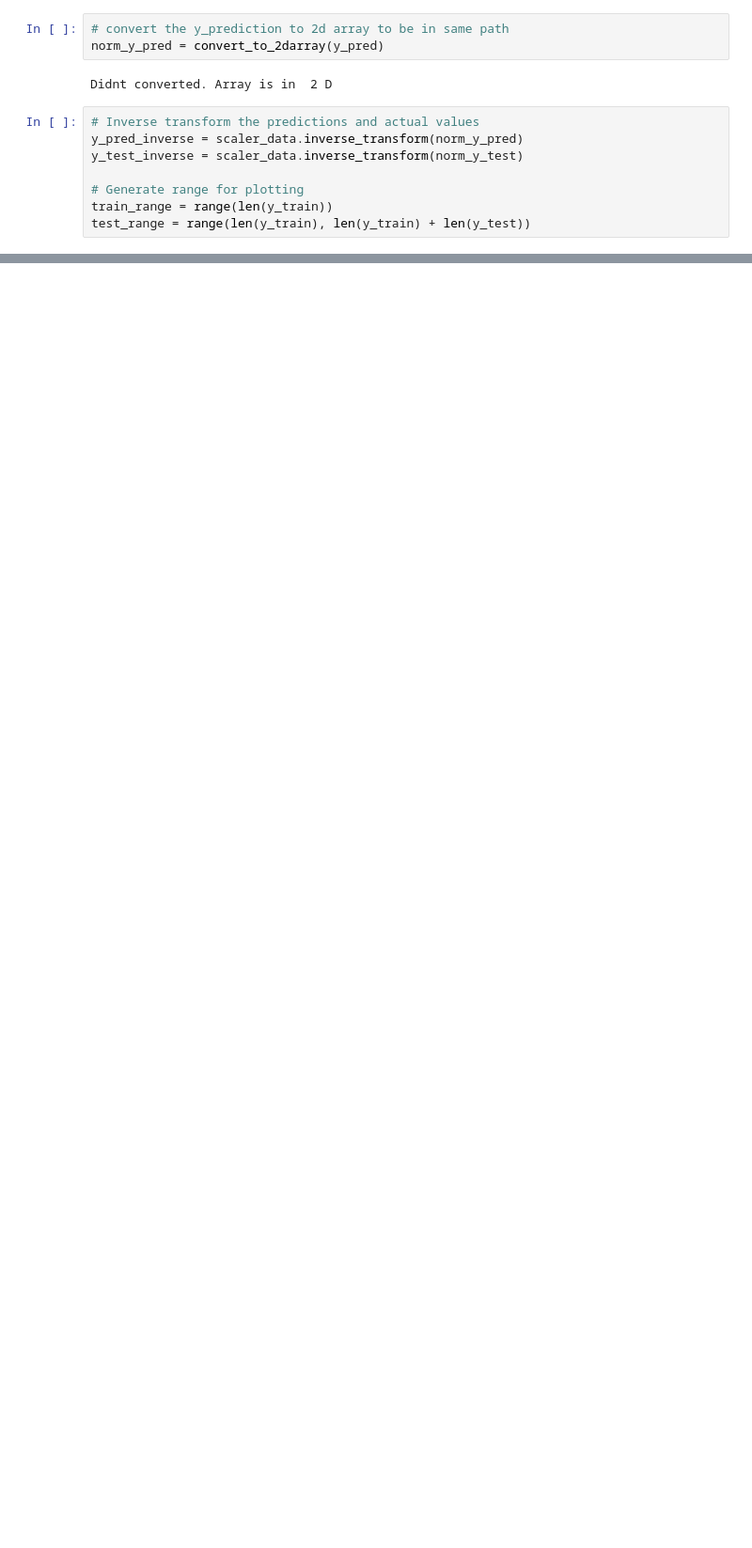
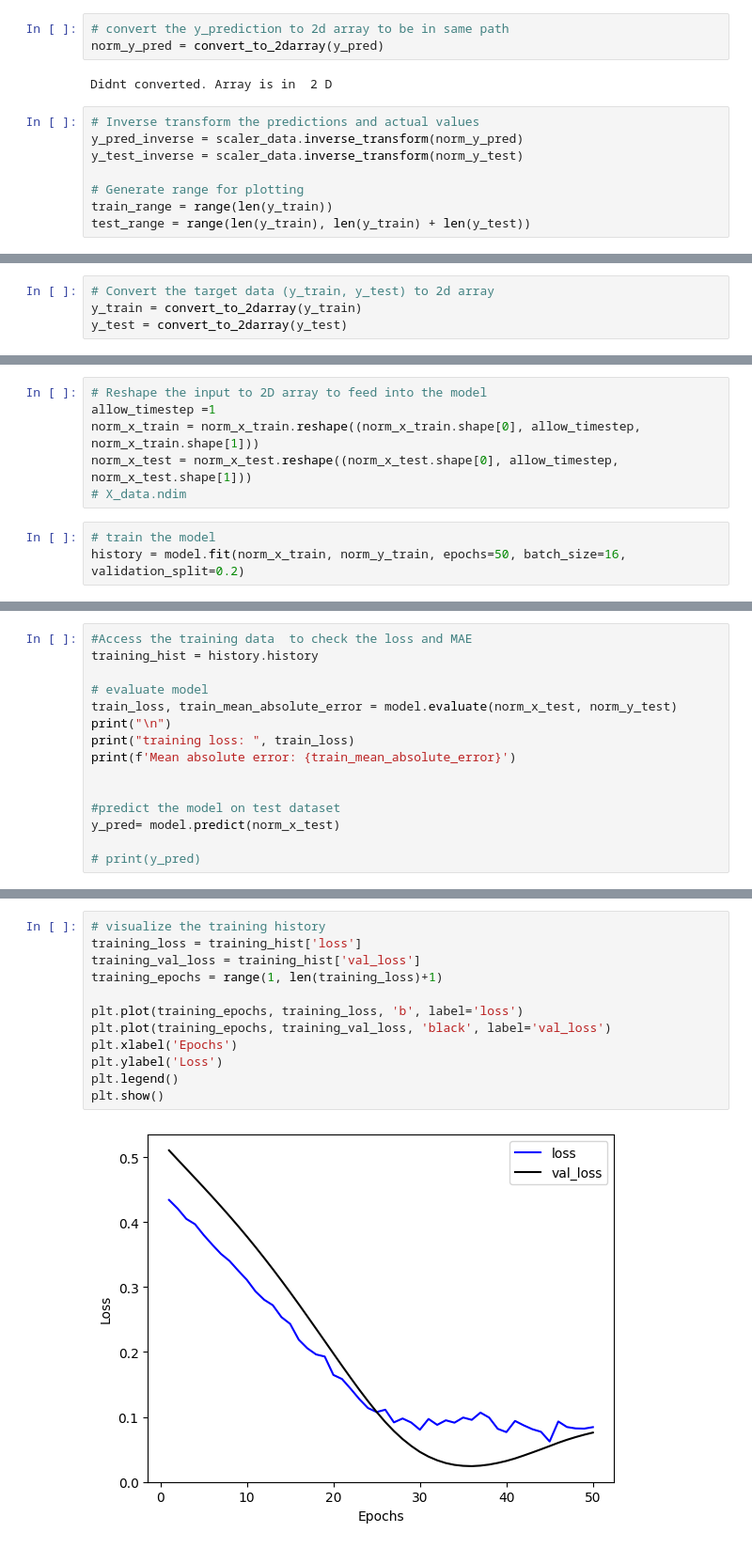
Before and after one commit to RaghavendhraRao/stock_market_prediction_ISE_DSFP, a Jupyter notebook: ds_final_proj_stock_market_colab.ipynb, the cells around one changed output, grey strips where cells are left out. Shown at 94% size. Drawn from its saved outputs; the diff is of its cells as text; blank space fills up the shorter version.

```diff
--- a/ds_final_proj_stock_market_colab.ipynb
+++ b/ds_final_proj_stock_market_colab.ipynb
@@ -347,0 +493,4 @@ plt.show()
+# %%
+# Convert the target data (y_train, y_test) to 2d array
+y_train = convert_to_2darray(y_train)
+y_test = convert_to_2darray(y_test)
@@ -347,0 +510,9 @@ plt.show()
+# %%
+# Reshape the input to 2D array to feed into the model
+allow_timestep =1
+norm_x_train = norm_x_train.reshape((norm_x_train.shape[0], allow_timestep, norm_x_train.shape[1]))
+norm_x_test = norm_x_test.reshape((norm_x_test.shape[0], allow_timestep, norm_x_test.shape[1]))
+# X_data.ndim
+# %%
+# train the model
+history = model.fit(norm_x_train, norm_y_train, epochs=50, batch_size=16, validation_split=0.2)
@@ -347,0 +537,15 @@ plt.show()
+# %%
+#Access the training data  to check the loss and MAE
+training_hist = history.history
+
+# evaluate model
+train_loss, train_mean_absolute_error = model.evaluate(norm_x_test, norm_y_test)
+print("\n")
+print("training loss: ", train_loss)
+print(f'Mean absolute error: {train_mean_absolute_error}')
+
+
+#predict the model on test dataset
+y_pred= model.predict(norm_x_test)
+
+# print(y_pred)
@@ -347,0 +559,14 @@ plt.show()
+# %%
+# visualize the training history
+training_loss = training_hist['loss']
+training_val_loss = training_hist['val_loss']
+training_epochs = range(1, len(training_loss)+1)
+
+plt.plot(training_epochs, training_loss, 'b', label='loss')
+plt.plot(training_epochs, training_val_loss, 'black', label='val_loss')
+plt.xlabel('Epochs')
+plt.ylabel('Loss')
+plt.legend()
+plt.show()
+# %% [output]
+[figure, added]
```
Also changed, not shown: parts of 34 cells of this notebook.
